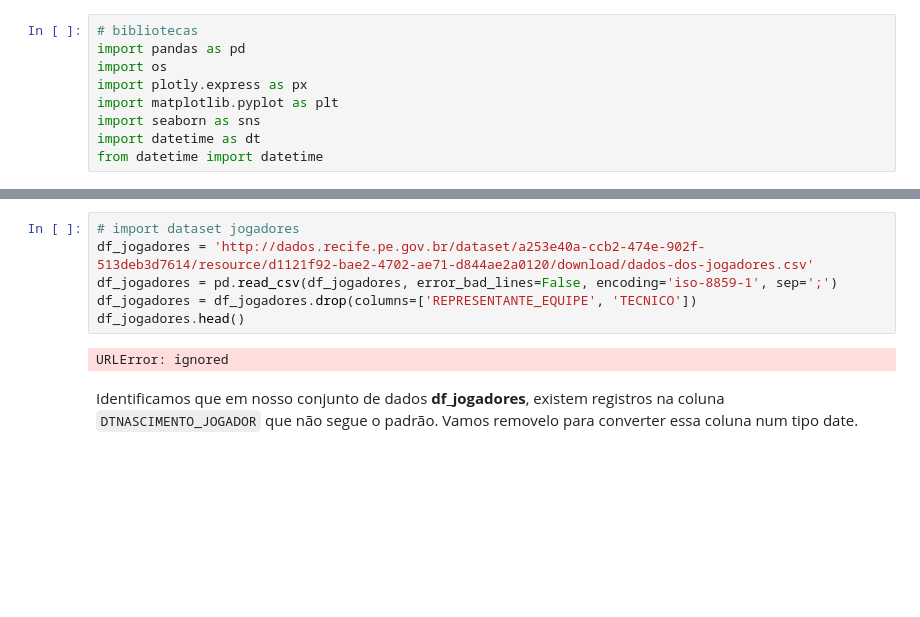
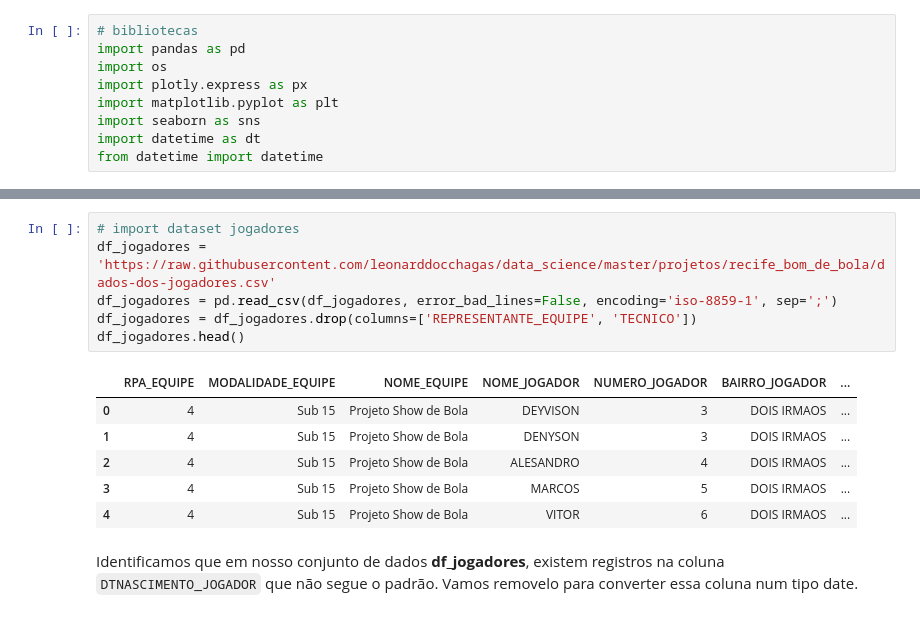
Before and after one commit to leonarddocchagas/data_science, a Jupyter notebook: recife_bom_de_bola.ipynb, the cells around one changed output, grey strips where cells are left out. Cells and saved outputs as stored; diff of their text form; blank space fills up the shorter version.

```diff
--- a/recife_bom_de_bola.ipynb
+++ b/recife_bom_de_bola.ipynb
@@ -82,11 +87,16 @@ URLError: ignored
 # %%
 # import dataset jogadores
-df_jogadores = 'http://dados.recife.pe.gov.br/dataset/a253e40a-ccb2-474e-902f-513deb3d7614/resource/d1121f92-bae2-4702-ae71-d844ae2a0120/download/dados-dos-jogadores.csv'
+df_jogadores = 'https://raw.githubusercontent.com/leonarddocchagas/data_science/master/projetos/recife_bom_de_bola/dados-dos-jogadores.csv'
 df_jogadores = pd.read_csv(df_jogadores, error_bad_lines=False, encoding='iso-8859-1', sep=';')
 df_jogadores = df_jogadores.drop(columns=['REPRESENTANTE_EQUIPE', 'TECNICO'])
 df_jogadores.head()
 # %% [output]
-URLError: ignored
+|  | RPA_EQUIPE | MODALIDADE_EQUIPE | NOME_EQUIPE | NOME_JOGADOR | NUMERO_JOGADOR | BAIRRO_JOGADOR | ... |
+| 0 | 4 | Sub 15 | Projeto Show de Bola | DEYVISON | 3 | DOIS IRMAOS | ... |
+| 1 | 4 | Sub 15 | Projeto Show de Bola | DENYSON | 3 | DOIS IRMAOS | ... |
+| 2 | 4 | Sub 15 | Projeto Show de Bola | ALESANDRO | 4 | DOIS IRMAOS | ... |
+| 3 | 4 | Sub 15 | Projeto Show de Bola | MARCOS | 5 | DOIS IRMAOS | ... |
+| 4 | 4 | Sub 15 | Projeto Show de Bola | VITOR | 6 | DOIS IRMAOS | ... |
 # %% [markdown]
 Identificamos que em nosso conjunto de dados **df_jogadores**, existem registros na coluna `DTNASCIMENTO_JOGADOR` que não segue o padrão. Vamos removelo para converter essa coluna num tipo date.
 # %%
```
Also changed, not shown: parts of 19 cells of this notebook.
